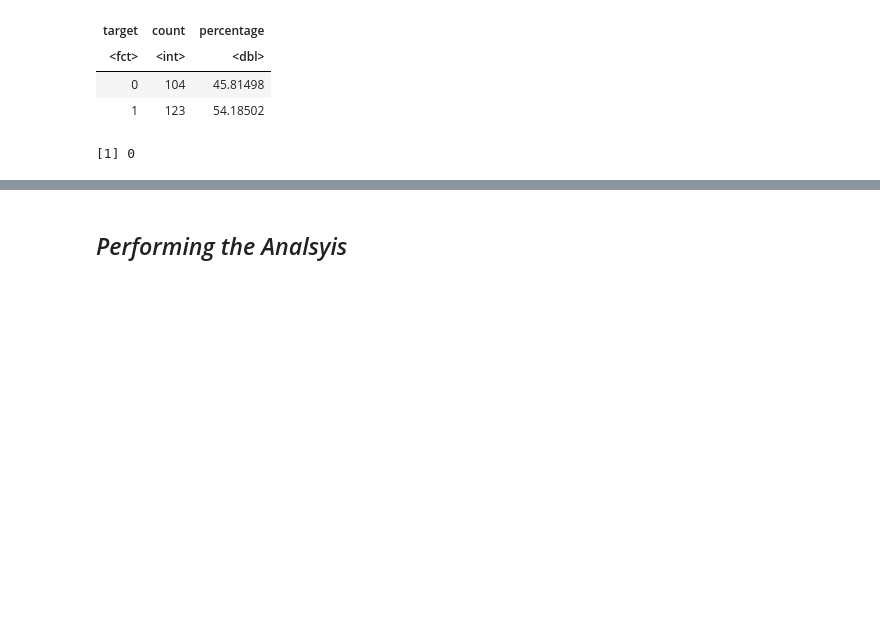
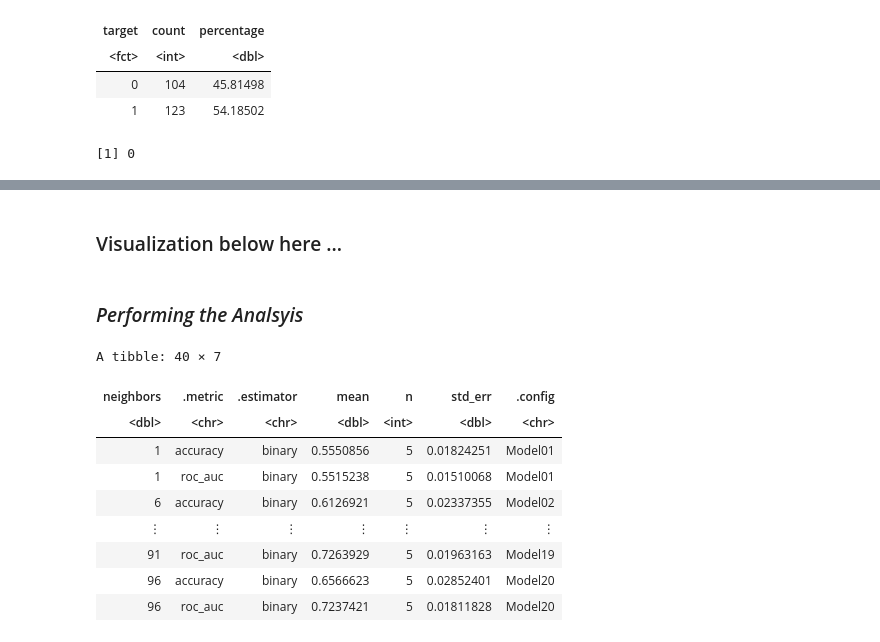
Before and after one commit to sadia-kd/DSCI-Project, a Jupyter notebook: Final Project Report.ipynb, the cells around one changed output, grey strips where cells are left out. Cells and saved outputs as stored; diff of their text form; code cells hidden in the pictures; blank space fills up the shorter version.

```diff
--- a/Final Project Report.ipynb
+++ b/Final Project Report.ipynb
@@ -101,2 +114,19 @@ summary(heart_disease_train)
+# %% [markdown]
+### Visualization below here ...
 # %% [markdown]
-## _Performing the Analsyis_
+### _Performing the Analsyis_
+# %%
+# Set the seed. Don't remove this!
+set.seed(999)
+
+# We have already selected the specific columns we will need ONLY in the beginning when loading the data
+
+# Begin with creating the model (tuning it), Preprocessing the data
+
+heart_spec <- nearest_neighbor(weight_func = "rectangular", neighbors = tune()) %>%
+        set_engine("kknn") %>%
+        set_mode("classification")
+
+heart_recipe <- recipe(target ~. , data = heart_disease_train) %>%
+        step_scale(all_predictors()) %>%
+        step_center(all_predictors())
@@ -102,0 +145,23 @@ summary(heart_disease_train)
+# %%
+# Set the seed. Don't remove this!
+set.seed(999)
+
+# Putting it in a workflow
+
+heart_disease_workflow <- workflow() %>%
+        add_recipe(heart_recipe) %>%
+        add_model(heart_spec) %>%
+        tune_grid(resamples = vfold, grid = k_vals) %>%
+        collect_metrics()
+heart_disease_workflow
+# %% [output]
+A tibble: 40 × 7
+| neighbors | .metric | .estimator | mean | n | std_err | .config |
+| <dbl> | <chr> | <chr> | <dbl> | <int> | <dbl> | <chr> |
+| 1 | accuracy | binary | 0.5550856 | 5 | 0.01824251 | Model01 |
+| 1 | roc_auc | binary | 0.5515238 | 5 | 0.01510068 | Model01 |
+| 6 | accuracy | binary | 0.6126921 | 5 | 0.02337355 | Model02 |
+| ⋮ | ⋮ | ⋮ | ⋮ | ⋮ | ⋮ | ⋮ |
+| 91 | roc_auc | binary | 0.7263929 | 5 | 0.01963163 | Model19 |
+| 96 | accuracy | binary | 0.6566623 | 5 | 0.02852401 | Model20 |
+| 96 | roc_auc | binary | 0.7237421 | 5 | 0.01811828 | Model20 |
```
Also changed, not shown: parts of 18 cells of this notebook.
